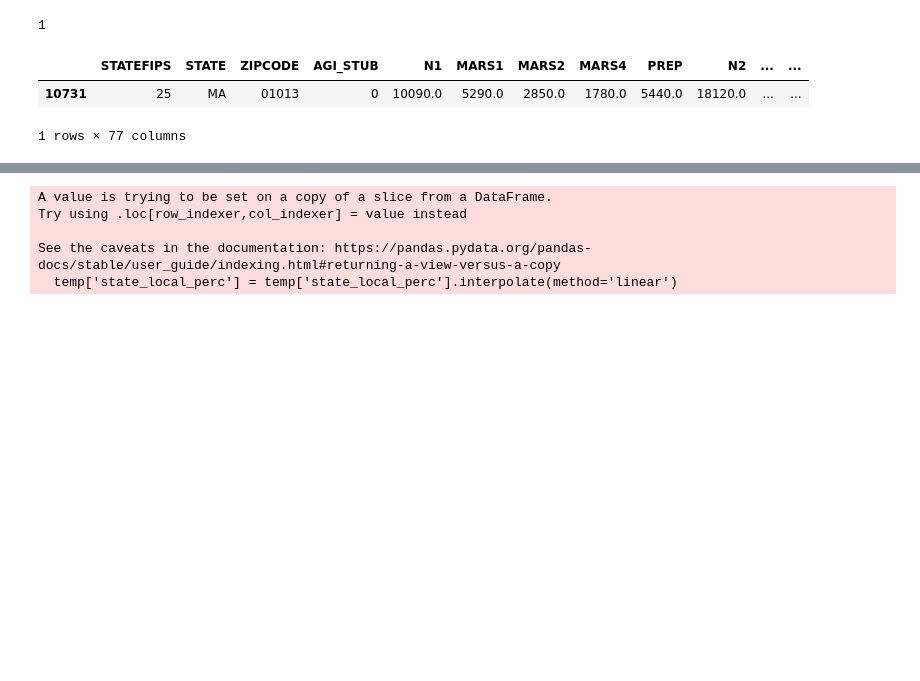
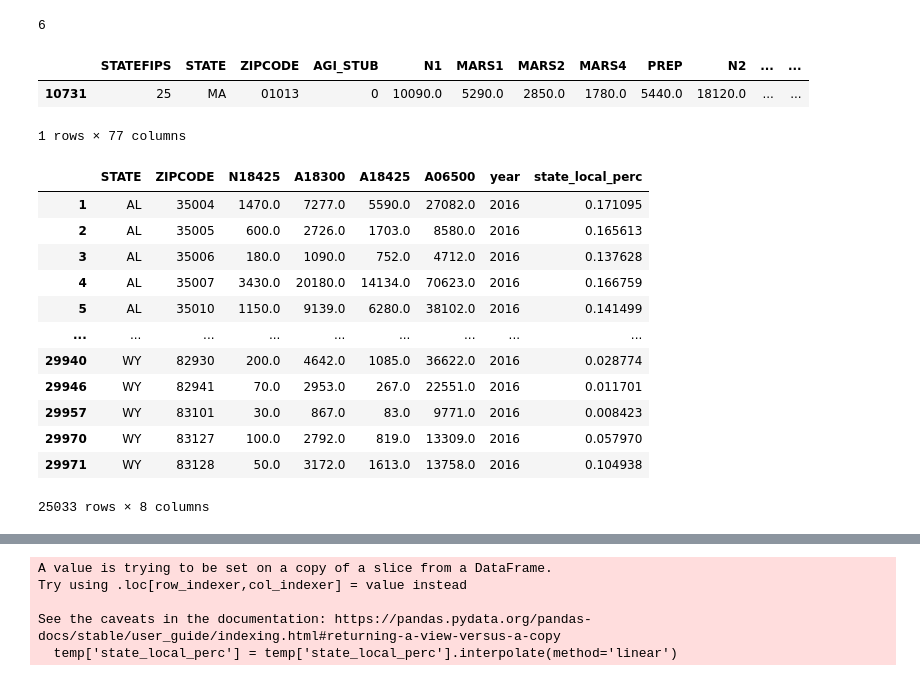
Before and after one commit to Kneck12/zillow-price-index-pred, a Jupyter notebook: Oren/05_Taxes.ipynb, the cells around one changed output, grey strips where cells are left out. Cells and saved outputs as stored; diff of their text form; code cells hidden in the pictures; blank space fills up the shorter version.

```diff
--- a/Oren/05_Taxes.ipynb
+++ b/Oren/05_Taxes.ipynb
@@ -53,9 +53,9 @@ taxes_by_zip_df = taxes_by_zip_df_12
 taxes_by_zip_df['state_local_perc'] = taxes_by_zip_df['A18425']/ \
 (taxes_by_zip_df['A18425']+taxes_by_zip_df['A06500'])
 # %%
-sum(zipcodes == '01013')
+sum(taxes_by_zip_df.ZIPCODE == '01013')
 # %% [output]
-1
+6
 # %%
 taxes_by_zip_df_og_12[taxes_by_zip_df_og_12['ZIPCODE'] == '01013']
 # %% [output]
@@ -74,0 +86,19 @@ for i in range(13, 19, 1):
+# %%
+taxes_by_zip_df = pd.concat([taxes_by_zip_df, temp_taxes_16])
+taxes_by_zip_df['year'] = taxes_by_zip_df['year'].map(lambda x: int(x))
+
+taxes_by_zip_df[taxes_by_zip_df["year"] == 2016]
+# %% [output]
+|  | STATE | ZIPCODE | N18425 | A18300 | A18425 | A06500 | year | state_local_perc |
+| 1 | AL | 35004 | 1470.0 | 7277.0 | 5590.0 | 27082.0 | 2016 | 0.171095 |
+| 2 | AL | 35005 | 600.0 | 2726.0 | 1703.0 | 8580.0 | 2016 | 0.165613 |
+| 3 | AL | 35006 | 180.0 | 1090.0 | 752.0 | 4712.0 | 2016 | 0.137628 |
+| 4 | AL | 35007 | 3430.0 | 20180.0 | 14134.0 | 70623.0 | 2016 | 0.166759 |
+| 5 | AL | 35010 | 1150.0 | 9139.0 | 6280.0 | 38102.0 | 2016 | 0.141499 |
+| ... | ... | ... | ... | ... | ... | ... | ... | ... |
+| 29940 | WY | 82930 | 200.0 | 4642.0 | 1085.0 | 36622.0 | 2016 | 0.028774 |
+| 29946 | WY | 82941 | 70.0 | 2953.0 | 267.0 | 22551.0 | 2016 | 0.011701 |
+| 29957 | WY | 83101 | 30.0 | 867.0 | 83.0 | 9771.0 | 2016 | 0.008423 |
+| 29970 | WY | 83127 | 100.0 | 2792.0 | 819.0 | 13309.0 | 2016 | 0.057970 |
+| 29971 | WY | 83128 | 50.0 | 3172.0 | 1613.0 | 13758.0 | 2016 | 0.104938 |
+25033 rows × 8 columns
```
Also changed, not shown: parts of 5 cells of this notebook, 3 other files.
